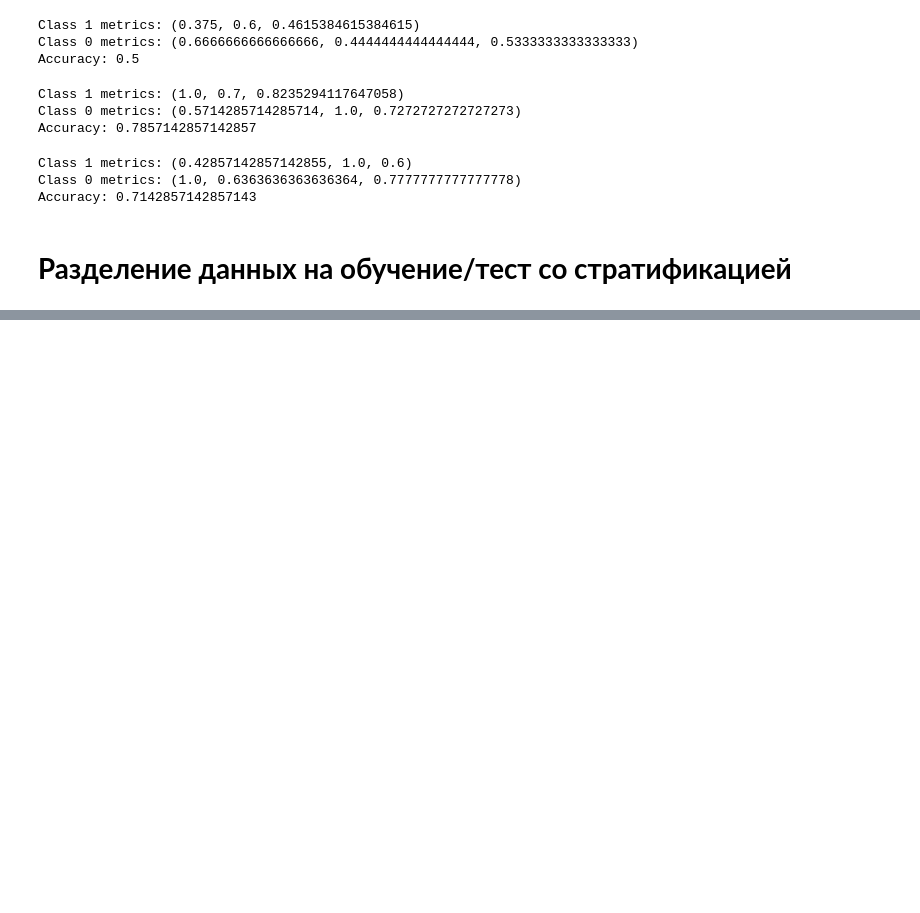
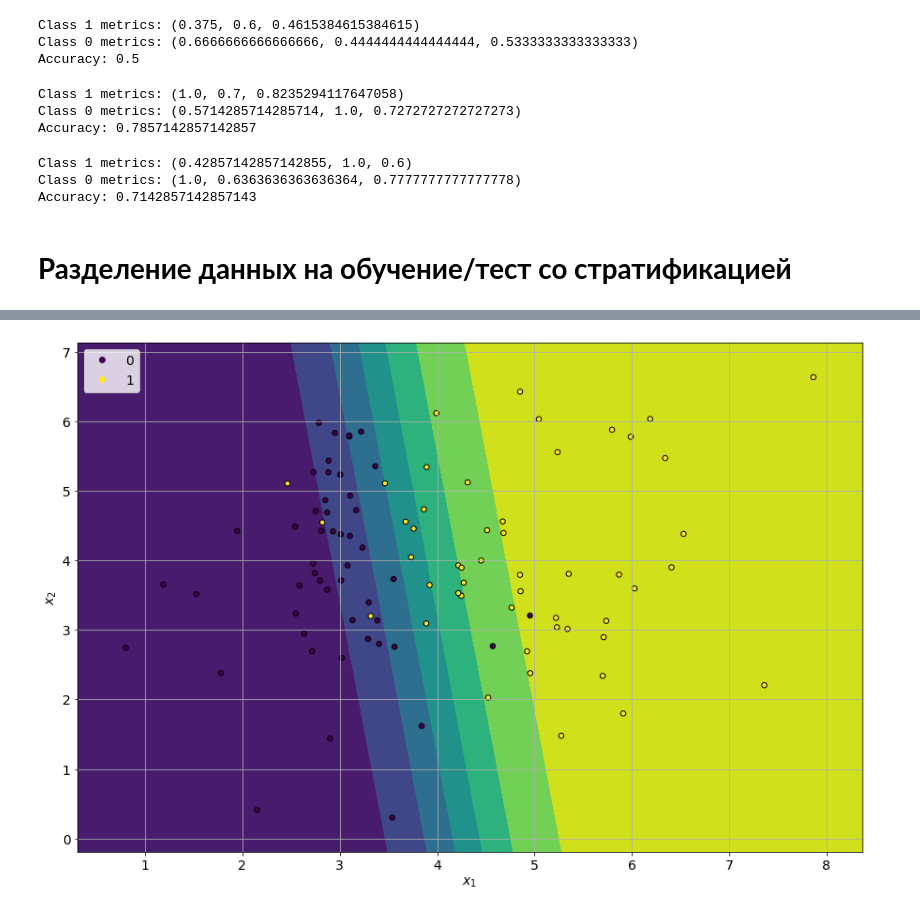
Before and after one commit to egorik3z/ML, a Jupyter notebook: ML21.ipynb, the cells around one changed output, grey strips where cells are left out. Drawn from its saved outputs; the diff is of its cells as text; code cells hidden in the pictures; blank space fills up the shorter version.

```diff
--- a/ML21.ipynb
+++ b/ML21.ipynb
@@ -332,0 +492,4 @@ Accuracy: 0.7142857142857143
+# %%
+plot_2d_decision_boundary(X_data, trained_W, y_data)
+# %% [output]
+[figure, added]
```
Also changed, not shown: parts of 40 cells of this notebook.
